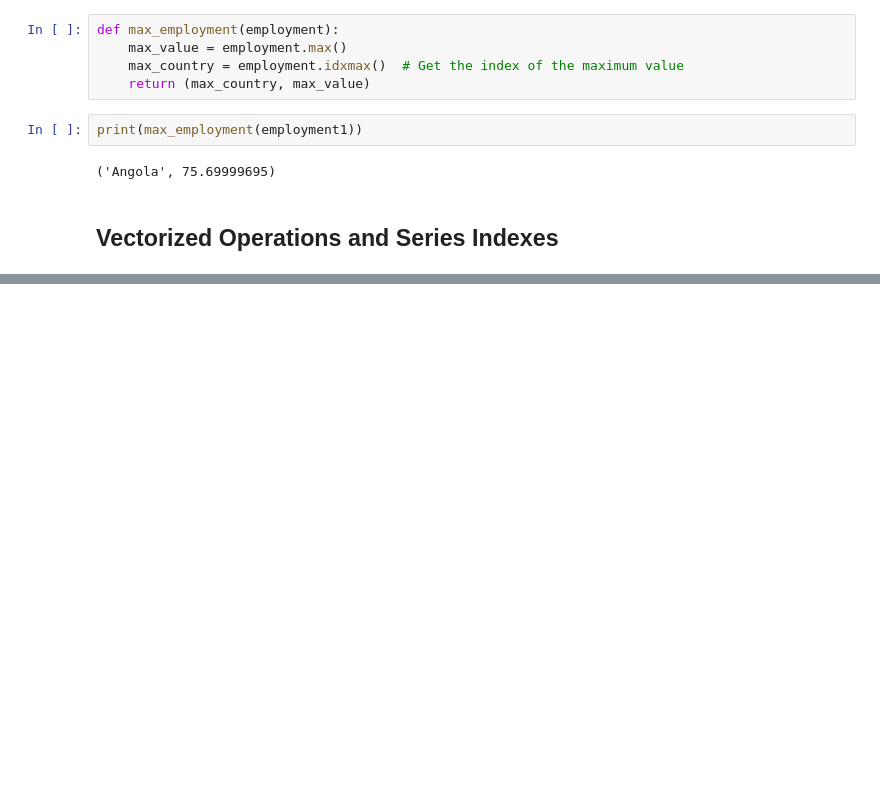
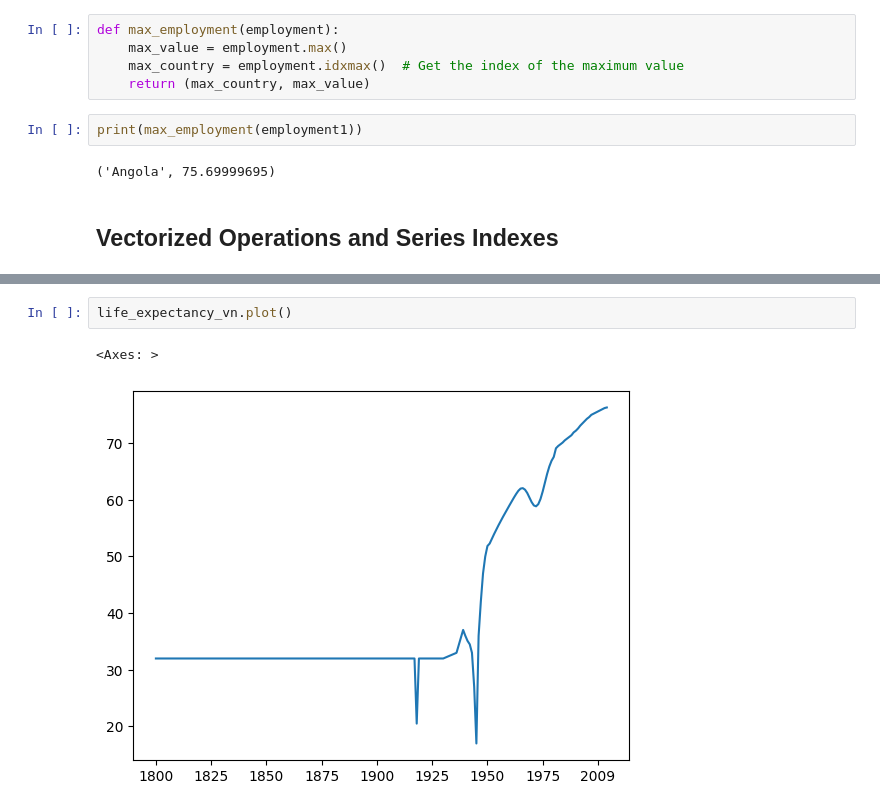
Before and after one commit to Dolssay/Udacity-IntroToDataAnalysis, a Jupyter notebook: Lesson2_Numpy&PandasFor1D-Data/L2_LearningTheTools.ipynb, the cells around one changed output, grey strips where cells are left out. Cells and saved outputs as stored; diff of their text form; blank space fills up the shorter version.

```diff
--- a/Lesson2_Numpy&PandasFor1D-Data/L2_LearningTheTools.ipynb
+++ b/Lesson2_Numpy&PandasFor1D-Data/L2_LearningTheTools.ipynb
@@ -530,0 +728,5 @@ print(max_employment(employment1))
+# %%
+life_expectancy_vn.plot()
+# %% [output]
+<Axes: >
+[figure, added]
```
Also changed, not shown: parts of 15 cells of this notebook, 6 other files.
